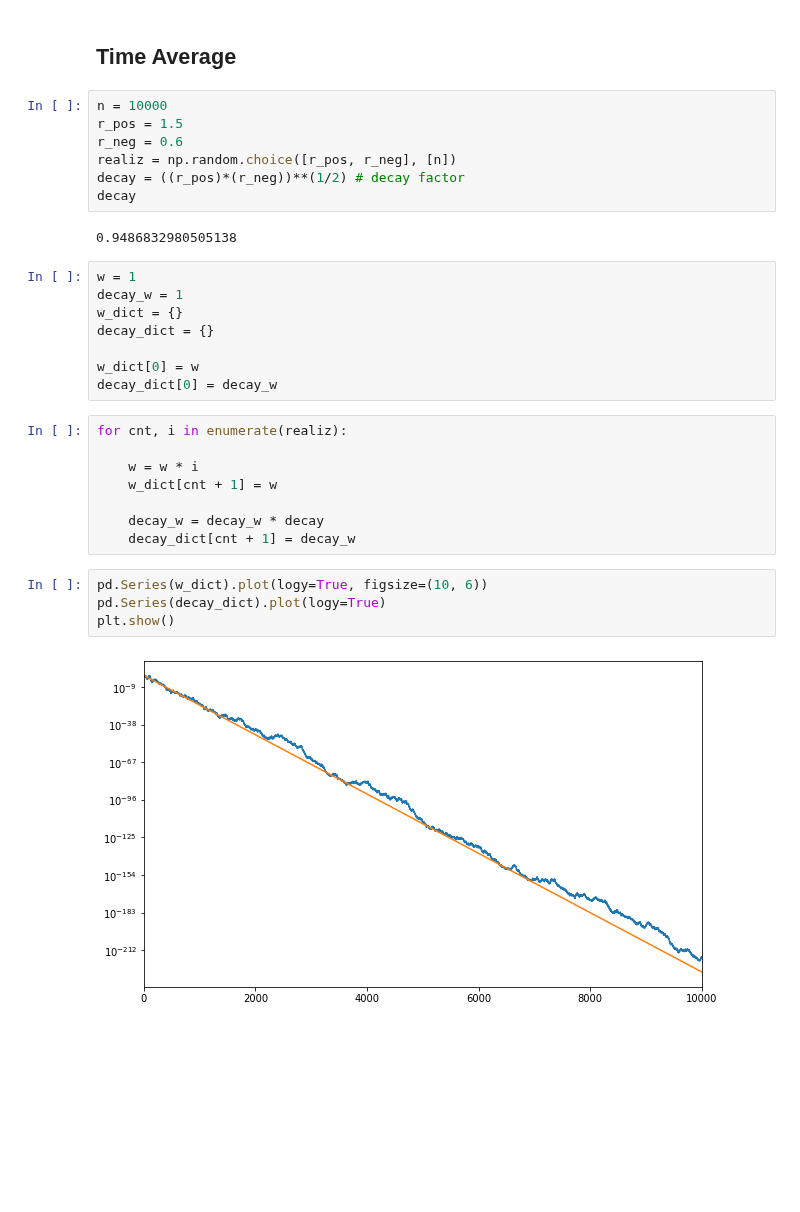
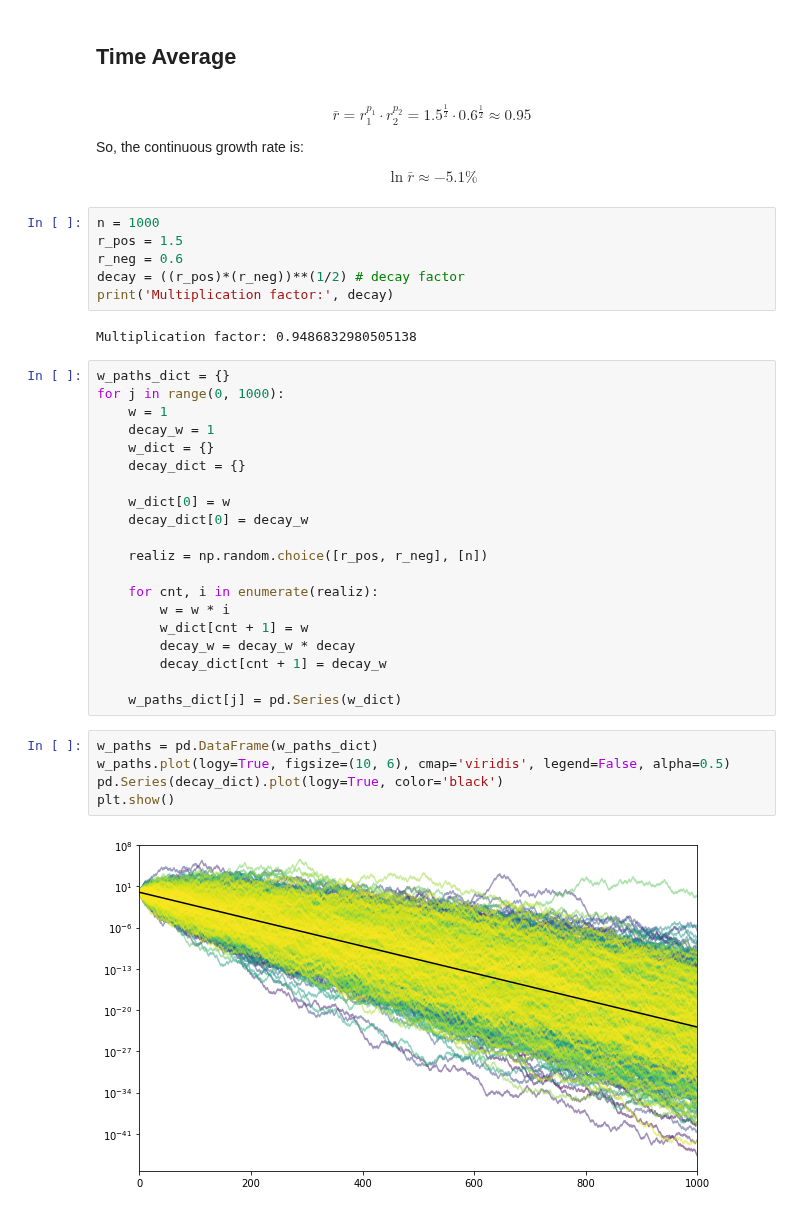
Before and after one commit to lucaberlanda/Magazzino, a Jupyter notebook: Economics/Ergodicity.ipynb, the cells around one changed output. Cells and saved outputs as stored; diff of their text form; blank space fills up the shorter version.

```diff
--- a/Economics/Ergodicity.ipynb
+++ b/Economics/Ergodicity.ipynb
@@ -7,33 +18,43 @@ import matplotlib.pyplot as plt
 # %% [markdown]
 ## <span style='font-family:Georgia'> Time Average
+# %% [markdown]
+$$\bar r = r_1^{p_1} \cdot r_2^{p_2} = 1.5^{\frac{1}{2}} \cdot 0.6^{\frac{1}{2}} \approx 0.95$$
+
+So, the continuous growth rate is:
+
+$$ \ln \bar r \approx -5.1 \%$$
 # %%
-n = 10000
+n = 1000
 r_pos = 1.5
 r_neg = 0.6
-realiz = np.random.choice([r_pos, r_neg], [n])
 decay = ((r_pos)*(r_neg))**(1/2) # decay factor
-decay
+print('Multiplication factor:', decay)
 # %% [output]
-0.9486832980505138
+Multiplication factor: 0.9486832980505138
-# %%
-w = 1
-decay_w = 1
-w_dict = {}
-decay_dict = {}
-
-w_dict[0] = w
-decay_dict[0] = decay_w
 # %%
-for cnt, i in enumerate(realiz):
+w_paths_dict = {}
+for j in range(0, 1000):
+    w = 1
+    decay_w = 1
+    w_dict = {}
+    decay_dict = {}
 
-    w = w * i
-    w_dict[cnt + 1] = w
+    w_dict[0] = w
+    decay_dict[0] = decay_w
 
-    decay_w = decay_w * decay
-    decay_dict[cnt + 1] = decay_w
+    realiz = np.random.choice([r_pos, r_neg], [n])
+
+    for cnt, i in enumerate(realiz):
+        w = w * i
+        w_dict[cnt + 1] = w
+        decay_w = decay_w * decay
+        decay_dict[cnt + 1] = decay_w
+
+    w_paths_dict[j] = pd.Series(w_dict)
 # %%
-pd.Series(w_dict).plot(logy=True, figsize=(10, 6))
-pd.Series(decay_dict).plot(logy=True)
+w_paths = pd.DataFrame(w_paths_dict)
+w_paths.plot(logy=True, figsize=(10, 6), cmap='viridis', legend=False, alpha=0.5)
+pd.Series(decay_dict).plot(logy=True, color='black')
 plt.show()
 # %% [output]
-[figure, old version]
+[figure, new version]
```
Also changed, not shown: parts of 8 cells of this notebook, 1 other file.
